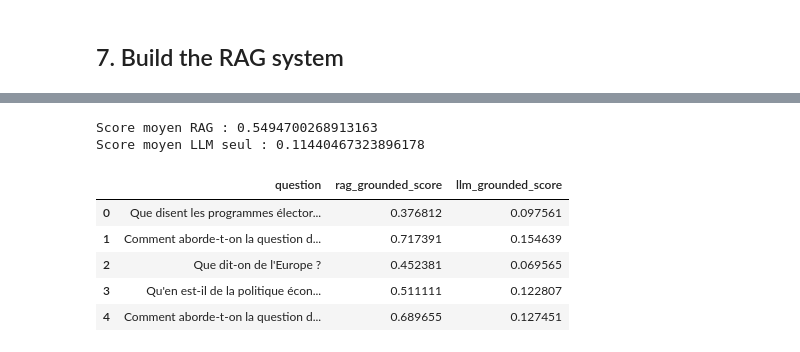
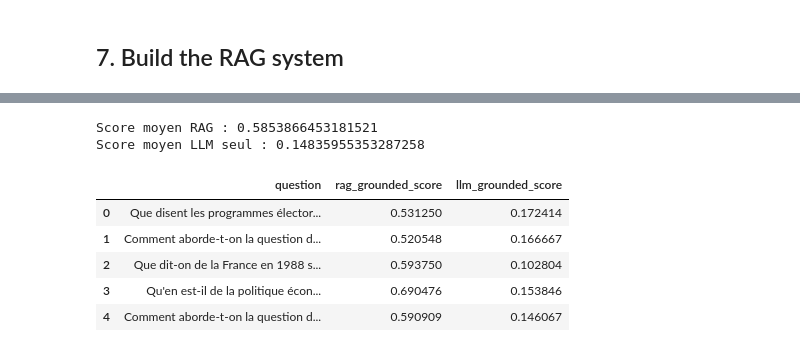
Before and after one commit to ABE-svg/RAG-Project-on-the-Archelec-corpus, a Jupyter notebook: RAG_updated_with_data_analysis_1.ipynb, the cells around one changed output, grey strips where cells are left out. Saved outputs shown, nothing was run; the diff lists cells and outputs as text; code cells hidden in the pictures.

```diff
--- a/RAG_updated_with_data_analysis_1.ipynb
+++ b/RAG_updated_with_data_analysis_1.ipynb
@@ -428,11 +430,11 @@ Je ne peux pas répondre à votre question car Emmanuel Macron n'est pas mention
 # Mini-évaluation RAG vs LLM seul
 
 questions = [
-    "Que disent les programmes électoraux de 1988 au sujet du chômage ?",
-    "Comment aborde-t-on la question de l'éducation ?",
-    "Que dit-on de l'Europe ?",
-    "Qu'en est-il de la politique économique ?",
-    "Comment aborde-t-on la question de l'immigration ?"
+    "Que disent les programmes électoraux de 1988 au sujet du chômage en France selon les documents sur les manifestes politiques français de 1988?",
+    "Comment aborde-t-on la question de l'éducation en 1988 en France selon les documents sur les manifestes politiques français de 1988?",
+    "Que dit-on de la France en 1988 selon les documents sur les manifestes politiques français de 1988?",
+    "Qu'en est-il de la politique économique de la France en 1988 selon les documents sur les manifestes politiques français de 1988?",
+    "Comment aborde-t-on la question de l'immigration en France en 1988 selon les documents sur les manifestes politiques français de 1988 ?"
 ]
 
 rag_answers = []
@@ -466,37 +468,37 @@ df_eval = pd.DataFrame({
     "context": contexts
 })
 
 
 # Métrique simple : part des mots de la réponse présents dans le contexte récupéré
 
 rag_scores = []
 llm_scores = []
 
 for i in range(len(df_eval)):
     context_words = set(clean_and_tokenize(df_eval.loc[i, "context"]))
 
     rag_words = set(clean_and_tokenize(df_eval.loc[i, "rag_answer"]))
     llm_words = set(clean_and_tokenize(df_eval.loc[i, "llm_answer"]))
 
     rag_score = len(rag_words.intersection(context_words)) / len(rag_words) if len(rag_words) > 0 else 0
     llm_score = len(llm_words.intersection(context_words)) / len(llm_words) if len(llm_words) > 0 else 0
 
     rag_scores.append(rag_score)
     llm_scores.append(llm_score)
 
 df_eval["rag_grounded_score"] = rag_scores
 df_eval["llm_grounded_score"] = llm_scores
 
 print("Score moyen RAG :", df_eval["rag_grounded_score"].mean())
 print("Score moyen LLM seul :", df_eval["llm_grounded_score"].mean())
 
 df_eval[["question", "rag_grounded_score", "llm_grounded_score"]]
 # %% [output]
-Score moyen RAG : 0.5494700268913163
-Score moyen LLM seul : 0.11440467323896178
+Score moyen RAG : 0.5853866453181521
+Score moyen LLM seul : 0.14835955353287258
 |  | question | rag_grounded_score | llm_grounded_score |
-| 0 | Que disent les programmes élector... | 0.376812 | 0.097561 |
-| 1 | Comment aborde-t-on la question d... | 0.717391 | 0.154639 |
-| 2 | Que dit-on de l'Europe ? | 0.452381 | 0.069565 |
-| 3 | Qu'en est-il de la politique écon... | 0.511111 | 0.122807 |
-| 4 | Comment aborde-t-on la question d... | 0.689655 | 0.127451 |
+| 0 | Que disent les programmes élector... | 0.531250 | 0.172414 |
+| 1 | Comment aborde-t-on la question d... | 0.520548 | 0.166667 |
+| 2 | Que dit-on de la France en 1988 s... | 0.593750 | 0.102804 |
+| 3 | Qu'en est-il de la politique écon... | 0.690476 | 0.153846 |
+| 4 | Comment aborde-t-on la question d... | 0.590909 | 0.146067 |
```
Also changed, not shown: parts of 2 cells of this notebook.
